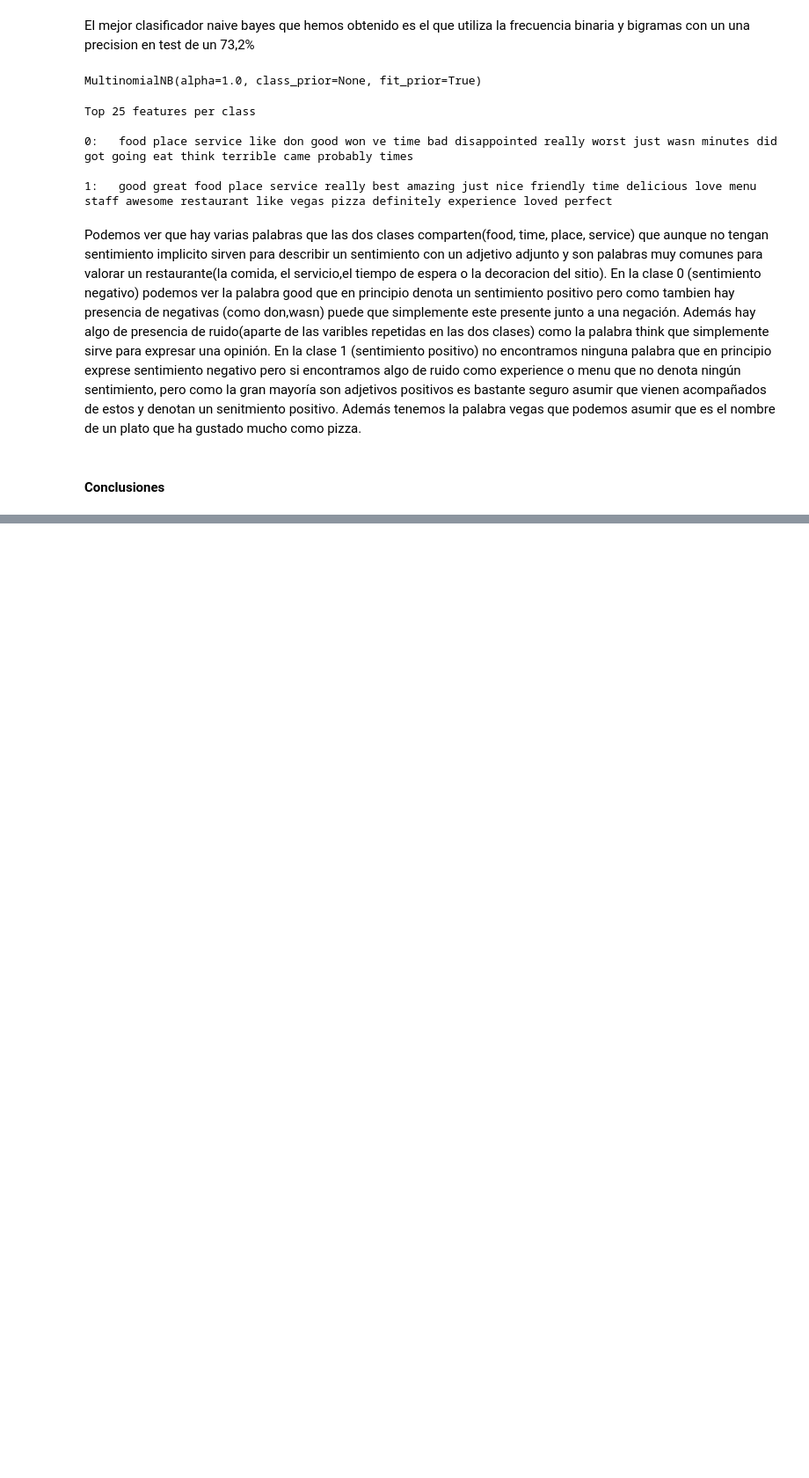
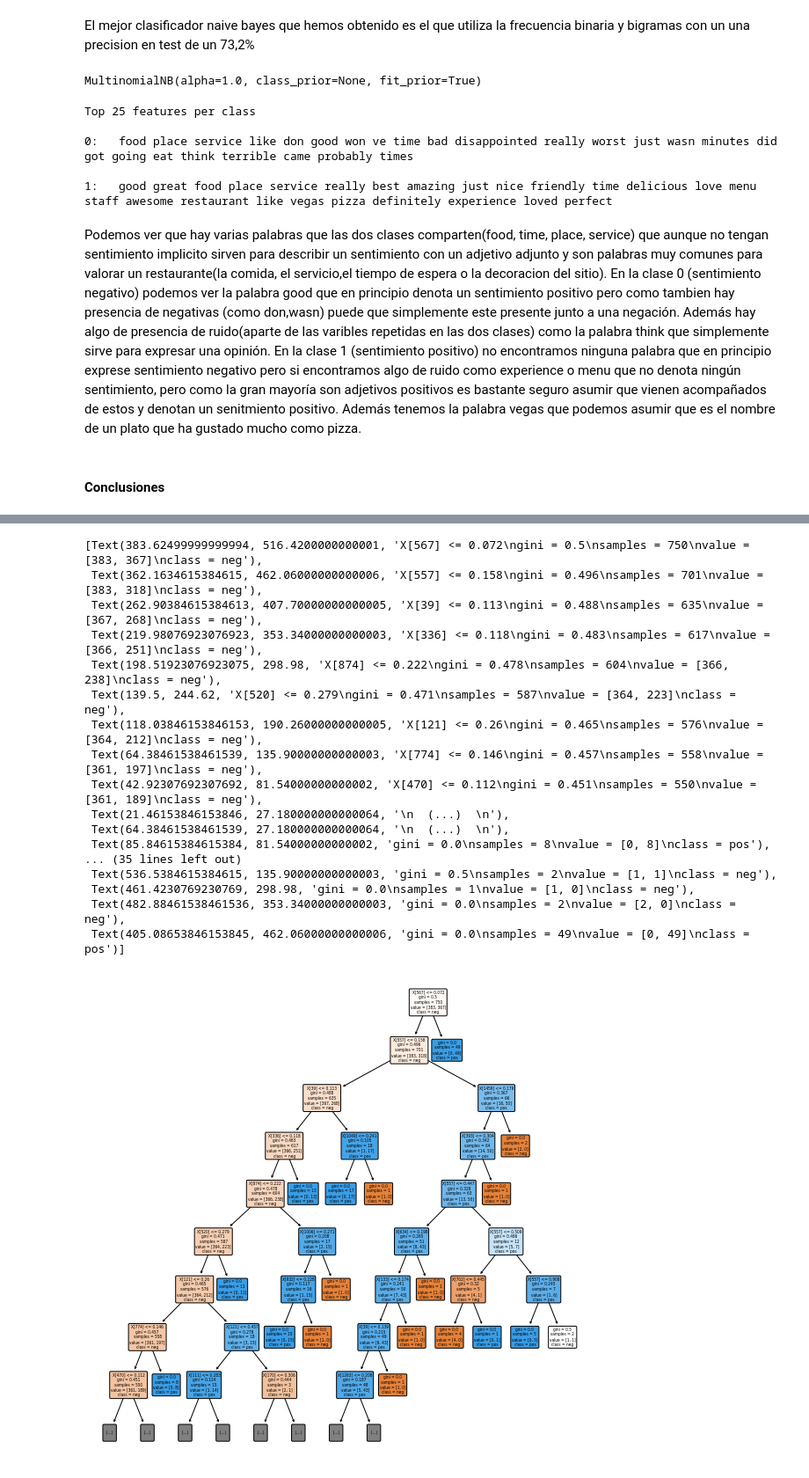
Before and after one commit to pablodll/Practicas-IA-2, a Jupyter notebook: Practica2/Practica2.ipynb, the cells around one changed output, grey strips where cells are left out. Shown: that part at 88% size. Cells and saved outputs as stored; diff of their text form; code cells hidden in the pictures; blank space fills up the shorter version.

```diff
--- a/Practica2/Practica2.ipynb
+++ b/Practica2/Practica2.ipynb
@@ -755,0 +737,7 @@ Falsos positivos: 37 Falsos negativos: 30
+# %%
+# mejor clasicador arbol de decision :frecuencia tf/idf y monograma(dan el mismo resultado monogramas y bigramas)
+tree_classifier = tree.DecisionTreeClassifier(max_depth = 17, random_state=0)
+tree_classifier.fit(train_preprocessed, train_target)
+
+tree_train_predictions = tree_classifier.predict(train_preprocessed)
+tree_test_predictions = tree_classifier.predict(test_preprocessed)
@@ -755,0 +777,24 @@ Falsos positivos: 37 Falsos negativos: 30
+# %%
+plt.figure(figsize=(10,10))
+plot_tree(tree_classifier, filled=True,class_names=["neg","pos"],max_depth = 8, rounded=True)
+
+# plot_tree(tree_classifier, max_depth = 8)
+# %% [output]
+[Text(383.62499999999994, 516.4200000000001, 'X[567] <= 0.072\ngini = 0.5\nsamples = 750\nvalue = [383, 367]\nclass = neg'),
+ Text(362.1634615384615, 462.06000000000006, 'X[557] <= 0.158\ngini = 0.496\nsamples = 701\nvalue = [383, 318]\nclass = neg'),
+ Text(262.90384615384613, 407.70000000000005, 'X[39] <= 0.113\ngini = 0.488\nsamples = 635\nvalue = [367, 268]\nclass = neg'),
+ Text(219.98076923076923, 353.34000000000003, 'X[336] <= 0.118\ngini = 0.483\nsamples = 617\nvalue = [366, 251]\nclass = neg'),
+ Text(198.51923076923075, 298.98, 'X[874] <= 0.222\ngini = 0.478\nsamples = 604\nvalue = [366, 238]\nclass = neg'),
+ Text(139.5, 244.62, 'X[520] <= 0.279\ngini = 0.471\nsamples = 587\nvalue = [364, 223]\nclass = neg'),
+ Text(118.03846153846153, 190.26000000000005, 'X[121] <= 0.26\ngini = 0.465\nsamples = 576\nvalue = [364, 212]\nclass = neg'),
+ Text(64.38461538461539, 135.90000000000003, 'X[774] <= 0.146\ngini = 0.457\nsamples = 558\nvalue = [361, 197]\nclass = neg'),
+ Text(42.92307692307692, 81.54000000000002, 'X[470] <= 0.112\ngini = 0.451\nsamples = 550\nvalue = [361, 189]\nclass = neg'),
+ Text(21.46153846153846, 27.180000000000064, '\n  (...)  \n'),
+ Text(64.38461538461539, 27.180000000000064, '\n  (...)  \n'),
+ Text(85.84615384615384, 81.54000000000002, 'gini = 0.0\nsamples = 8\nvalue = [0, 8]\nclass = pos'),
+... (35 lines left out)
+ Text(536.5384615384615, 135.90000000000003, 'gini = 0.5\nsamples = 2\nvalue = [1, 1]\nclass = neg'),
+ Text(461.4230769230769, 298.98, 'gini = 0.0\nsamples = 1\nvalue = [1, 0]\nclass = neg'),
+ Text(482.88461538461536, 353.34000000000003, 'gini = 0.0\nsamples = 2\nvalue = [2, 0]\nclass = neg'),
+ Text(405.08653846153845, 462.06000000000006, 'gini = 0.0\nsamples = 49\nvalue = [0, 49]\nclass = pos')]
+[figure, added]
```
Also changed, not shown: parts of 7 cells of this notebook.
